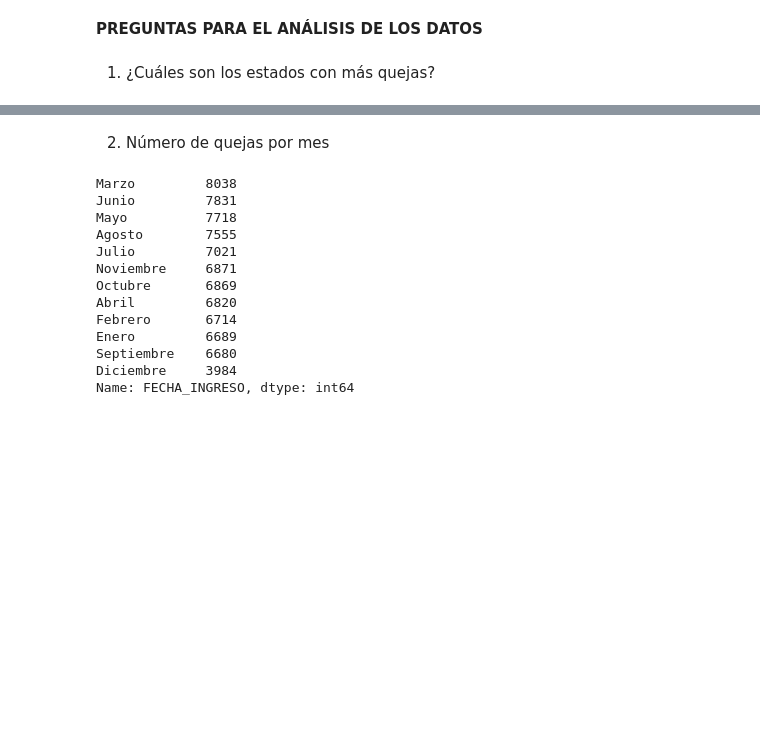
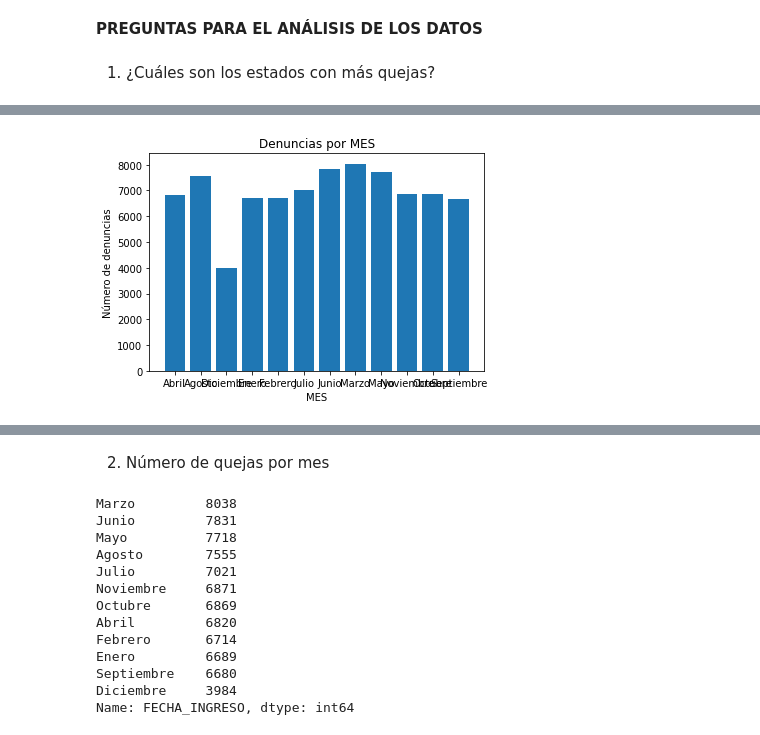
Before and after one commit to atorresf/Proyecto_Python, a Jupyter notebook: proyecto_python.ipynb, the cells around one changed output, grey strips where cells are left out. Cells and saved outputs as stored; diff of their text form; code cells hidden in the pictures; blank space fills up the shorter version.

```diff
--- a/proyecto_python.ipynb
+++ b/proyecto_python.ipynb
@@ -323,0 +352,16 @@ Name: ESTADO, dtype: int64
+# %%
+# agrupa las denuncias por entidad federativa
+agrupado_x_mes = df.groupby(['MES']).count()
+# obtiene el número de denuncias para cada entidad federativa
+quejas_x_mes = agrupado_x_mes['TIPO_CONCILIACION'].tolist()
+
+# crea un gráfico de barras
+plt.bar(agrupado_x_mes.index, quejas_x_mes)
+plt.xlabel('MES')
+plt.ylabel('Número de denuncias')
+plt.title('Denuncias por MES')
+
+# muestra el gráfico
+plt.show()
+# %% [output]
+[figure, added]
```
Also changed, not shown: parts of 193 cells of this notebook.
